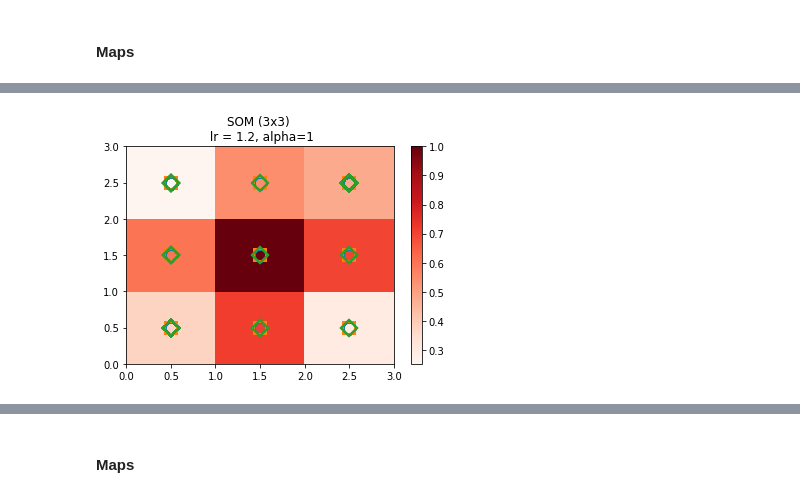
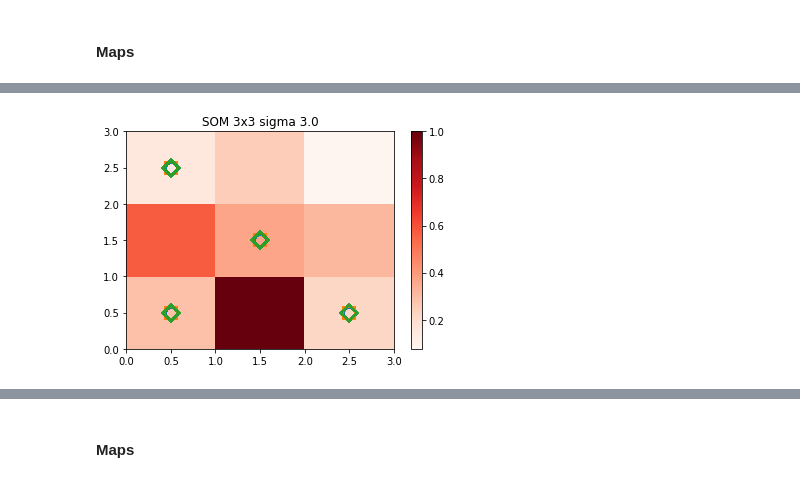
Before and after one commit to barauna-lo/Neurocomputing, a Jupyter notebook: Project_02_SOM.ipynb, the cells around one changed output, grey strips where cells are left out. Drawn from its saved outputs; the diff is of its cells as text; code cells hidden in the pictures.

```diff
--- a/Project_02_SOM.ipynb
+++ b/Project_02_SOM.ipynb
@@ -280,6 +290,9 @@ sns.pairplot(df, hue='Diagnosis')
 [figure]
 # %%
 features = df.drop(['Diagnosis'], axis=1)
+#Normaling data
+scaler = MinMaxScaler()
+features = pd.DataFrame(scaler.fit_transform(features), columns=features.columns)
 sns.heatmap(features.astype(float).corr(), linewidths = 0.1, linecolor = 'white', cmap="Reds")
 # %% [output]
 <matplotlib.axes._subplots.AxesSubplot at 0x...>
@@ -299,8 +315,19 @@ target = df['Diagnosis'].values
+# %%
+# Models Paramentes 🎛️
+n_neurons, m_neurons = 3, 3
+sigma = 3.
+learning_rate = 7.
+neighborhood_function = 'gaussian'
+random_seed = 10
+epochs = 1000
 # %%
-n_neurons, m_neurons = 3, 3
-som_Exasens33 = MiniSom(n_neurons, n_neurons, data.shape[1], sigma=3., learning_rate=.7,neighborhood_function='gaussian', random_seed=10)
+som_Exasens33 = MiniSom(n_neurons, m_neurons, data.shape[1],
+                        sigma=sigma,
+                        learning_rate=learning_rate,
+                        neighborhood_function=neighborhood_function,
+                        random_seed=random_seed)
 som_Exasens33.random_weights_init(data.values)
-som_Exasens33.train_random(data.values, 1000)
+som_Exasens33.train_random(data.values, epochs)
 # %% [markdown]
 #### Maps
 # %%
@@ -366,15 +391,15 @@ UFuncTypeError: ignored
 # %%
 #markers = ['o', 's', 'D']
 #colors  = ['C0', 'C1', 'C2']
 
 plt.pcolor(som.distance_map().T, cmap='Reds')  # plotting the distance map as background
 plt.colorbar()
 for cnt, xx in enumerate(features.values):
     w = som.winner(xx)  # getting the winner
     # palce a marker on the winning position for the sample xx
     plt.plot(w[0]+.5, w[1]+.5,markers[target[cnt]-1],markerfacecolor='None',markeredgecolor=colors[target[cnt]-1],markersize=12, markeredgewidth=2)
-plt.title('SOM (3x3) \n lr = 1.2, alpha=1')
+plt.title('SOM '+str(n_neurons)+'x'+str(n_neurons)+" sigma "+str(sigma))
 #plt.legend()
 plt.show()
 # %% [output]
-[figure, old version]
+[figure, new version]
```
Also changed, not shown: parts of 37 cells of this notebook.
